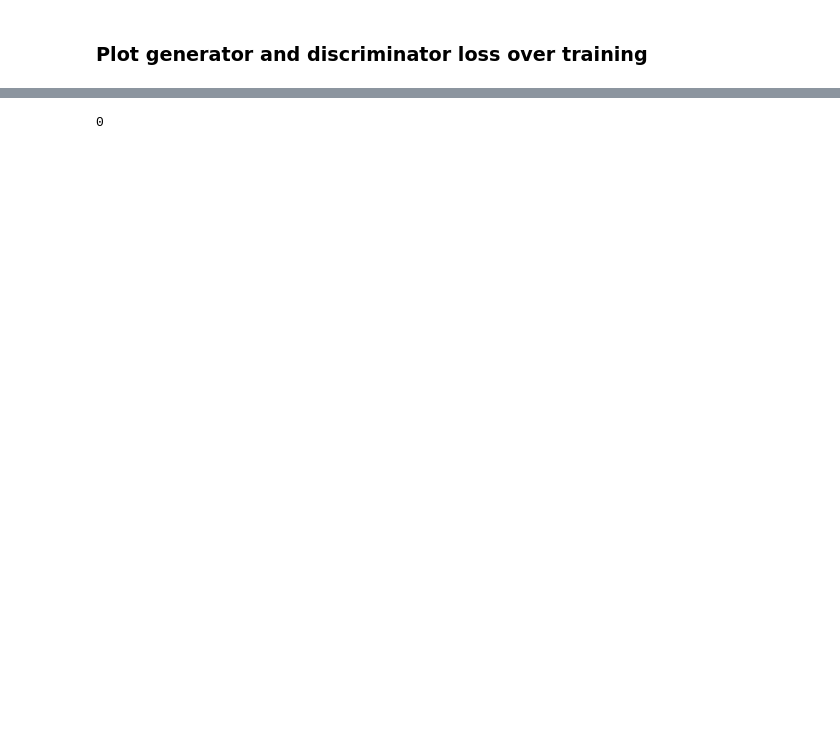
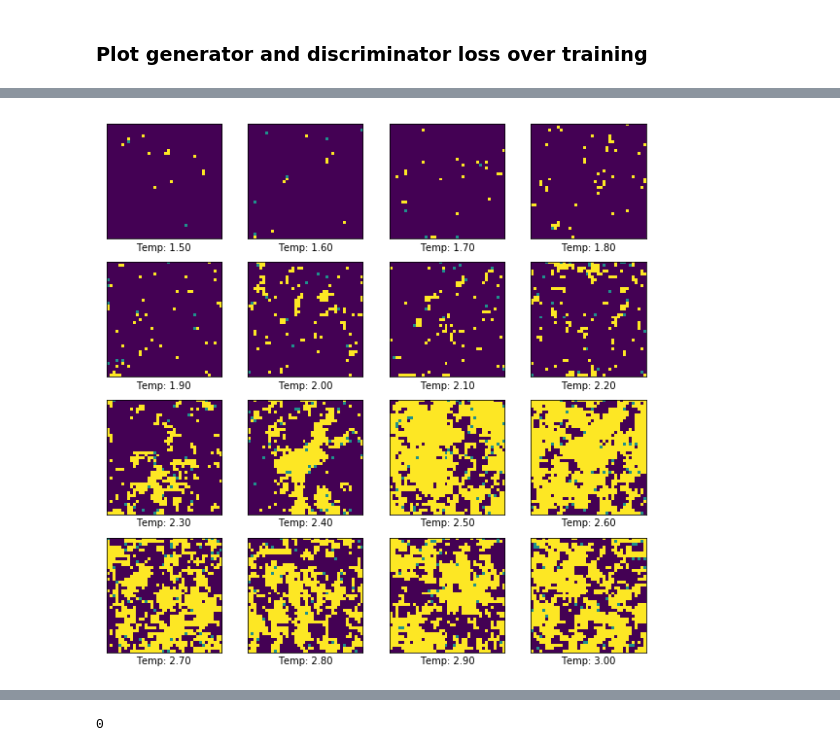
Before and after one commit to DanielJCase/Ising-Deep-Learning, a Jupyter notebook: Ising-cDCGAN/Ising_cGAN.ipynb, the cells around one changed output, grey strips where cells are left out. Saved outputs shown, nothing was run; the diff lists cells and outputs as text; code cells hidden in the pictures; blank space fills up the shorter version.

```diff
--- a/Ising-cDCGAN/Ising_cGAN.ipynb
+++ b/Ising-cDCGAN/Ising_cGAN.ipynb
@@ -286,0 +304,19 @@ np.save('DiscriminatorLoss_cGAN.npy',np.asarray(disc_loss_log))
+# %%
+predictions = tf.round(generator([random_vector_for_generation,labels_for_generation], training=False))
+
+fig = plt.figure(figsize=(10,10))
+
+for i in range(predictions.shape[0]):
+    plt.subplot(4, 4, i+1)
+    plt.xticks([])
+    plt.yticks([])
+    plt.grid(False)
+    plt.imshow(predictions[i, :, :, 0])
+    #plt.axis('off')
+    temp = 1.5+i*0.1
+    plt.xlabel(f'Temp: {temp:.2f}')
+
+#plt.savefig('image_at_epoch_{:04d}.png'.format(epoch))
+plt.show()
+# %% [output]
+[figure, added]
```
Also changed, not shown: parts of 28 cells of this notebook, 1 other file.
